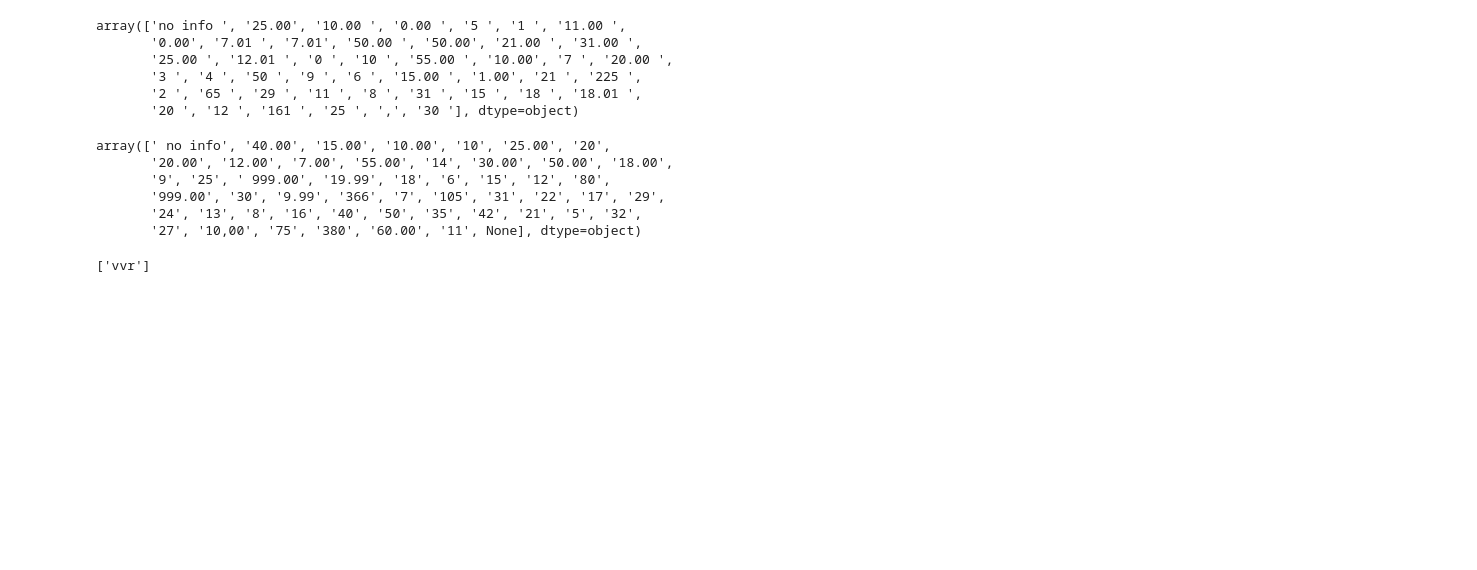
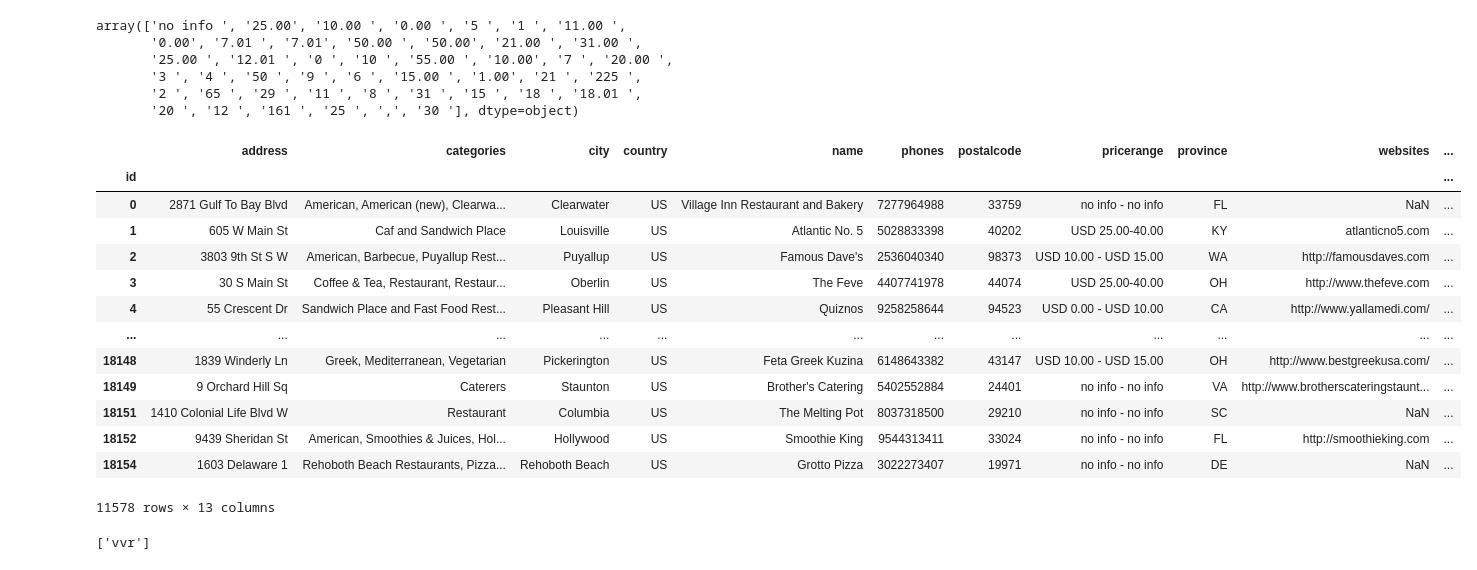
Before and after one commit to AlexanderLorin/RAM_project, a Jupyter notebook: pandas_etl.ipynb, the cells around one changed output. Cells and saved outputs as stored; diff of their text form; code cells hidden in the pictures; blank space fills up the shorter version.

```diff
--- a/pandas_etl.ipynb
+++ b/pandas_etl.ipynb
@@ -291,14 +291,22 @@ vvr_transformed['highest_price_range'] = vvr_transformed['highest_price_range'].
 # %%
 vvr_transformed['highest_price_range'] = vvr_transformed['highest_price_range'].str.replace("USD ","")
 # %%
-vvr_transformed['highest_price_range'].unique()
+vvr_transformed
 # %% [output]
+|  | address | categories | city | country | name | phones | postalcode | pricerange | province | websites | ... |
+| id |  |  |  |  |  |  |  |  |  |  | ... |
+| 0 | 2871 Gulf To Bay Blvd | American, American (new), Clearwa... | Clearwater | US | Village Inn Restaurant and Bakery | 7277964988 | 33759 | no info - no info | FL | NaN | ... |
+| 1 | 605 W Main St | Caf and Sandwich Place | Louisville | US | Atlantic No. 5 | 5028833398 | 40202 | USD 25.00-40.00 | KY | atlanticno5.com | ... |
+| 2 | 3803 9th St S W | American, Barbecue, Puyallup Rest... | Puyallup | US | Famous Dave's | 2536040340 | 98373 | USD 10.00 - USD 15.00 | WA | http://famousdaves.com | ... |
+| 3 | 30 S Main St | Coffee & Tea, Restaurant, Restaur... | Oberlin | US | The Feve | 4407741978 | 44074 | USD 25.00-40.00 | OH | http://www.thefeve.com | ... |
+| 4 | 55 Crescent Dr | Sandwich Place and Fast Food Rest... | Pleasant Hill | US | Quiznos | 9258258644 | 94523 | USD 0.00 - USD 10.00 | CA | http://www.yallamedi.com/ | ... |
+| ... | ... | ... | ... | ... | ... | ... | ... | ... | ... | ... | ... |
+| 18148 | 1839 Winderly Ln | Greek, Mediterranean, Vegetarian | Pickerington | US | Feta Greek Kuzina | 6148643382 | 43147 | USD 10.00 - USD 15.00 | OH | http://www.bestgreekusa.com/ | ... |
+| 18149 | 9 Orchard Hill Sq | Caterers | Staunton | US | Brother's Catering | 5402552884 | 24401 | no info - no info | VA | http://www.brotherscateringstaunt... | ... |
+| 18151 | 1410 Colonial Life Blvd W | Restaurant | Columbia | US | The Melting Pot | 8037318500 | 29210 | no info - no info | SC | NaN | ... |
+| 18152 | 9439 Sheridan St | American, Smoothies & Juices, Hol... | Hollywood | US | Smoothie King | 9544313411 | 33024 | no info - no info | FL | http://smoothieking.com | ... |
+| 18154 | 1603 Delaware 1 | Rehoboth Beach Restaurants, Pizza... | Rehoboth Beach | US | Grotto Pizza | 3022273407 | 19971 | no info - no info | DE | NaN | ... |
-array([' no info', '40.00', '15.00', '10.00', '10', '25.00', '20',
-       '20.00', '12.00', '7.00', '55.00', '14', '30.00', '50.00', '18.00',
-       '9', '25', ' 999.00', '19.99', '18', '6', '15', '12', '80',
-       '999.00', '30', '9.99', '366', '7', '105', '31', '22', '17', '29',
-       '24', '13', '8', '16', '40', '50', '35', '42', '21', '5', '32',
-       '27', '10,00', '75', '380', '60.00', '11', None], dtype=object)
+11578 rows × 13 columns
 # %%
 connection_string = "postgres:postgres@localhost:5432/vegan_ram"
 engine = create_engine(f'postgresql://{connection_string}')
```
